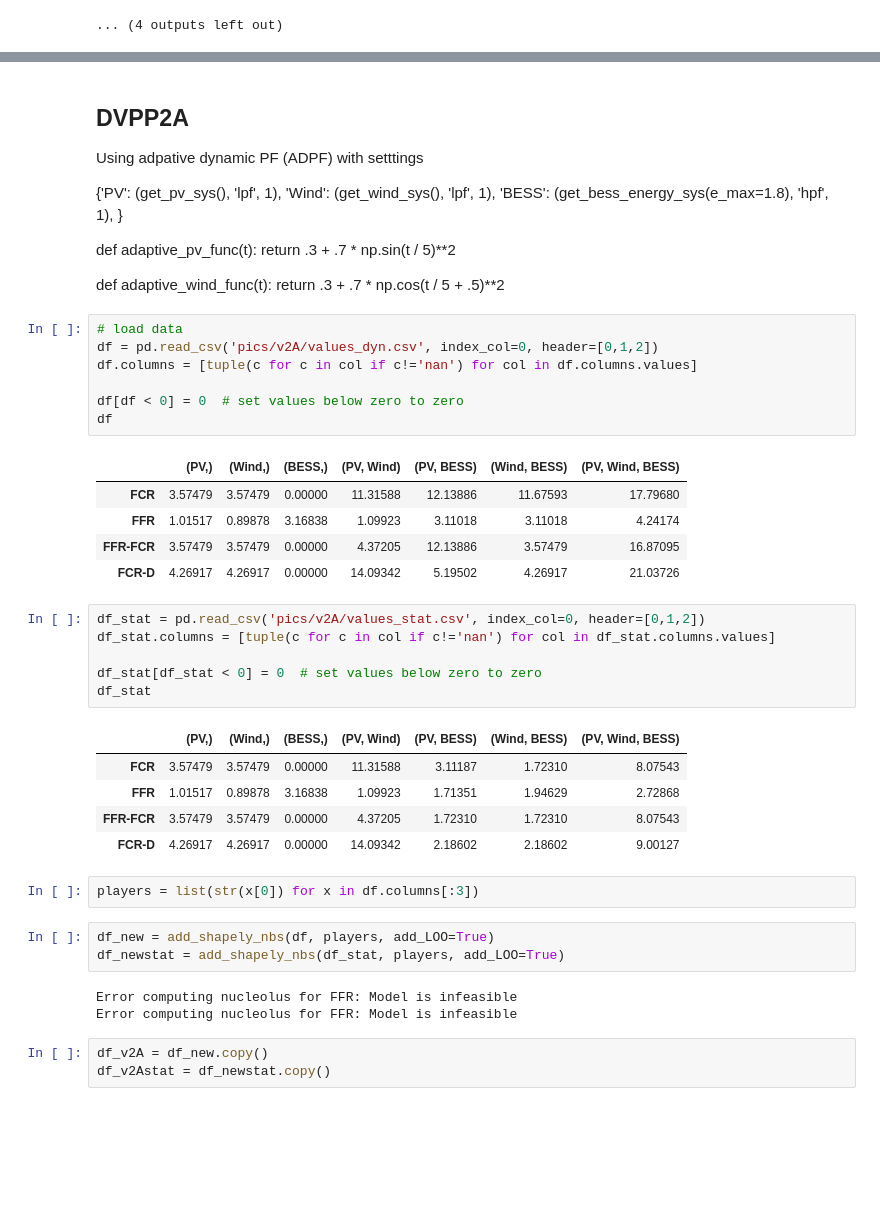
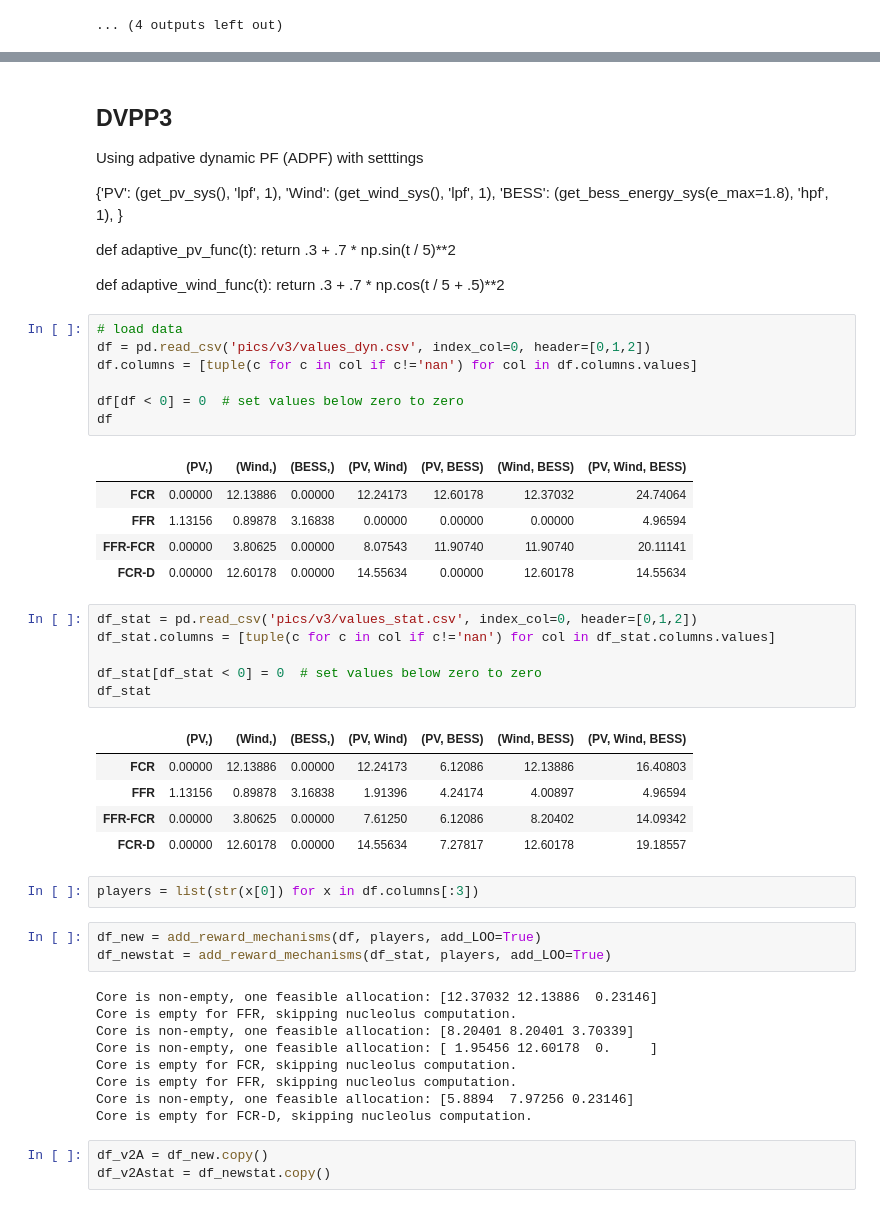
Before and after one commit to cvonholly/dvpp_reward_mechanism, a Jupyter notebook: visualize.ipynb, the cells around one changed output, grey strips where cells are left out. Cells and saved outputs as stored; diff of their text form; blank space fills up the shorter version.

```diff
--- a/visualize.ipynb
+++ b/visualize.ipynb
@@ -367,6 +402,6 @@ Game is not convex: frozenset({'BESS', 'Hydro'}), frozenset({'Hydro', 'SC'})
 ... (4 outputs left out)
 # %% [markdown]
-## DVPP2A
+## DVPP3
 
 Using adpative dynamic PF (ADPF) with setttings
 
@@ -382,37 +417,43 @@ def adaptive_wind_func(t):
     return .3 + .7 * np.cos(t / 5 + .5)**2
 # %%
 # load data
-df = pd.read_csv('pics/v2A/values_dyn.csv', index_col=0, header=[0,1,2])
+df = pd.read_csv('pics/v3/values_dyn.csv', index_col=0, header=[0,1,2])
 df.columns = [tuple(c for c in col if c!='nan') for col in df.columns.values]
 
 df[df < 0] = 0  # set values below zero to zero
 df
 # %% [output]
 |  | (PV,) | (Wind,) | (BESS,) | (PV, Wind) | (PV, BESS) | (Wind, BESS) | (PV, Wind, BESS) |
-| FCR | 3.57479 | 3.57479 | 0.00000 | 11.31588 | 12.13886 | 11.67593 | 17.79680 |
-| FFR | 1.01517 | 0.89878 | 3.16838 | 1.09923 | 3.11018 | 3.11018 | 4.24174 |
-| FFR-FCR | 3.57479 | 3.57479 | 0.00000 | 4.37205 | 12.13886 | 3.57479 | 16.87095 |
-| FCR-D | 4.26917 | 4.26917 | 0.00000 | 14.09342 | 5.19502 | 4.26917 | 21.03726 |
+| FCR | 0.00000 | 12.13886 | 0.00000 | 12.24173 | 12.60178 | 12.37032 | 24.74064 |
+| FFR | 1.13156 | 0.89878 | 3.16838 | 0.00000 | 0.00000 | 0.00000 | 4.96594 |
+| FFR-FCR | 0.00000 | 3.80625 | 0.00000 | 8.07543 | 11.90740 | 11.90740 | 20.11141 |
+| FCR-D | 0.00000 | 12.60178 | 0.00000 | 14.55634 | 0.00000 | 12.60178 | 14.55634 |
 # %%
-df_stat = pd.read_csv('pics/v2A/values_stat.csv', index_col=0, header=[0,1,2])
+df_stat = pd.read_csv('pics/v3/values_stat.csv', index_col=0, header=[0,1,2])
 df_stat.columns = [tuple(c for c in col if c!='nan') for col in df_stat.columns.values]
 
 df_stat[df_stat < 0] = 0  # set values below zero to zero
 df_stat
 # %% [output]
 |  | (PV,) | (Wind,) | (BESS,) | (PV, Wind) | (PV, BESS) | (Wind, BESS) | (PV, Wind, BESS) |
-| FCR | 3.57479 | 3.57479 | 0.00000 | 11.31588 | 3.11187 | 1.72310 | 8.07543 |
-| FFR | 1.01517 | 0.89878 | 3.16838 | 1.09923 | 1.71351 | 1.94629 | 2.72868 |
-| FFR-FCR | 3.57479 | 3.57479 | 0.00000 | 4.37205 | 1.72310 | 1.72310 | 8.07543 |
-| FCR-D | 4.26917 | 4.26917 | 0.00000 | 14.09342 | 2.18602 | 2.18602 | 9.00127 |
+| FCR | 0.00000 | 12.13886 | 0.00000 | 12.24173 | 6.12086 | 12.13886 | 16.40803 |
+| FFR | 1.13156 | 0.89878 | 3.16838 | 1.91396 | 4.24174 | 4.00897 | 4.96594 |
+| FFR-FCR | 0.00000 | 3.80625 | 0.00000 | 7.61250 | 6.12086 | 8.20402 | 14.09342 |
+| FCR-D | 0.00000 | 12.60178 | 0.00000 | 14.55634 | 7.27817 | 12.60178 | 19.18557 |
 # %%
 players = list(str(x[0]) for x in df.columns[:3])
 # %%
-df_new = add_shapely_nbs(df, players, add_LOO=True)
-df_newstat = add_shapely_nbs(df_stat, players, add_LOO=True)
+df_new = add_reward_mechanisms(df, players, add_LOO=True)
+df_newstat = add_reward_mechanisms(df_stat, players, add_LOO=True)
 # %% [output]
-Error computing nucleolus for FFR: Model is infeasible
-Error computing nucleolus for FFR: Model is infeasible
+Core is non-empty, one feasible allocation: [12.37032 12.13886  0.23146]
+Core is empty for FFR, skipping nucleolus computation.
+Core is non-empty, one feasible allocation: [8.20401 8.20401 3.70339]
+Core is non-empty, one feasible allocation: [ 1.95456 12.60178  0.     ]
+Core is empty for FCR, skipping nucleolus computation.
+Core is empty for FFR, skipping nucleolus computation.
+Core is non-empty, one feasible allocation: [5.8894  7.97256 0.23146]
+Core is empty for FCR-D, skipping nucleolus computation.
 # %%
 df_v2A = df_new.copy()
 df_v2Astat = df_newstat.copy()
```
Also changed, not shown: parts of 15 cells of this notebook, 11 other files.
